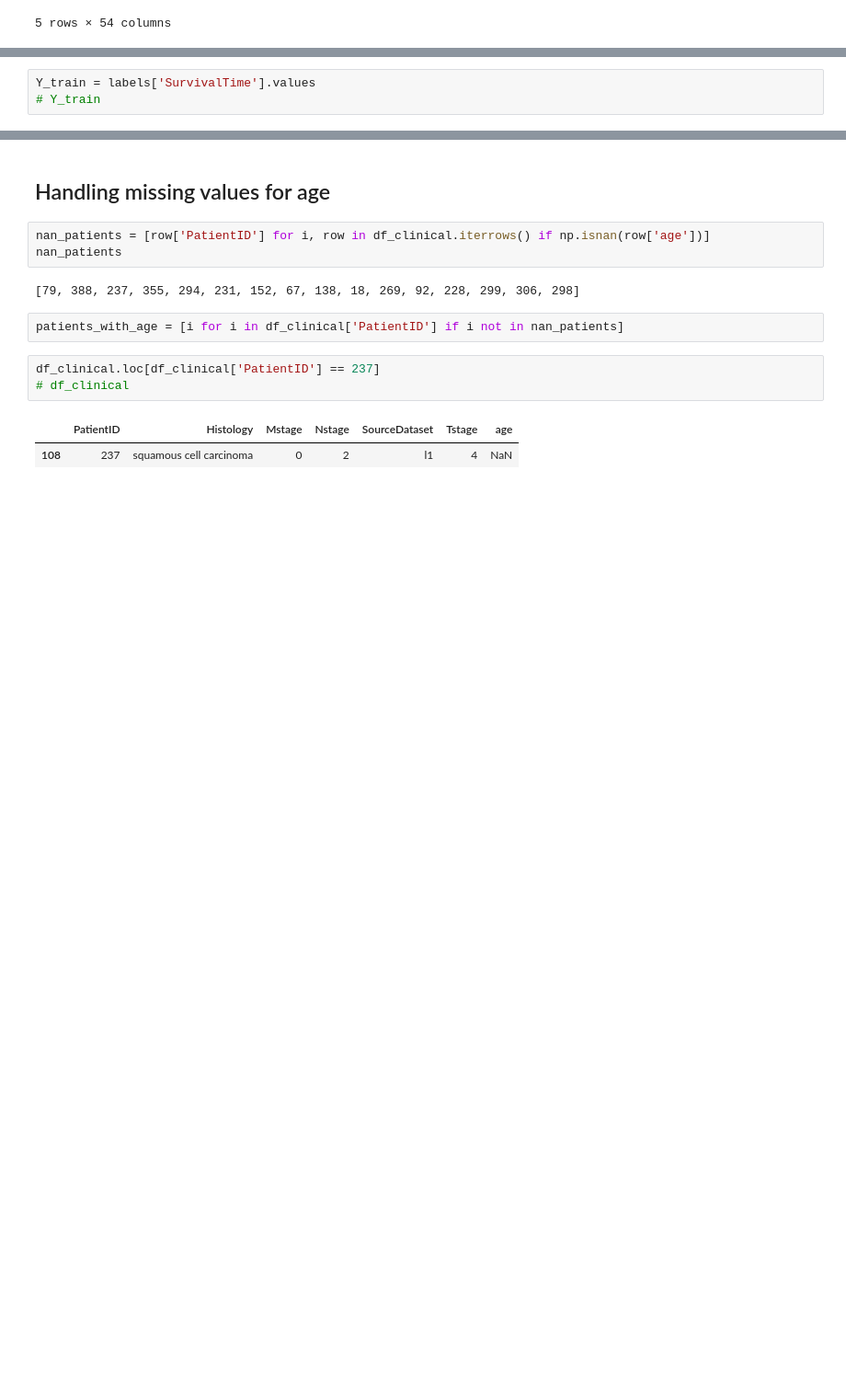
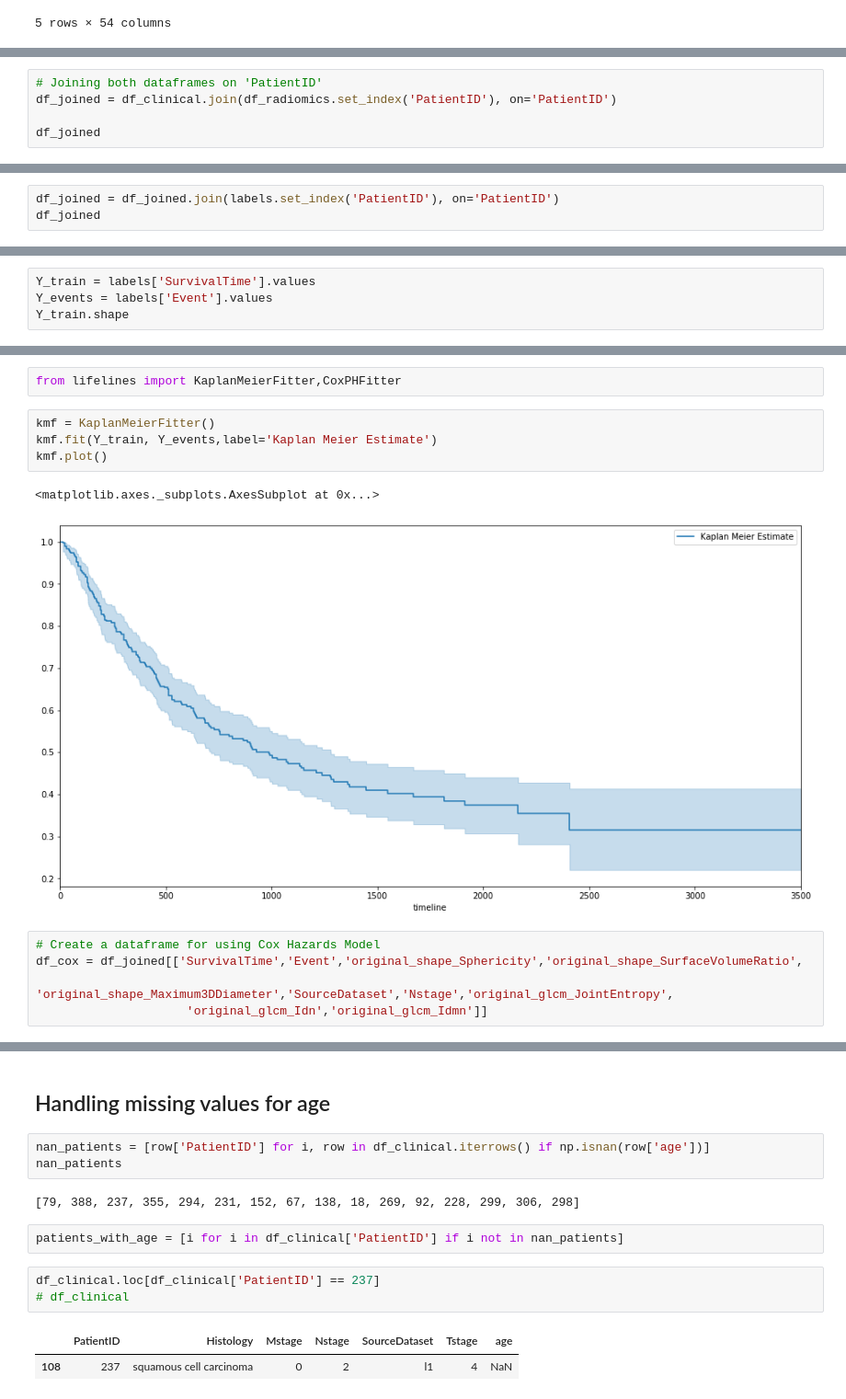
Before and after one commit to blaze225/Owkin_data_challenge, a Jupyter notebook: data_exploration.ipynb, the cells around one changed output, grey strips where cells are left out. Shown at 92% size. Saved outputs shown, nothing was run; the diff lists cells and outputs as text; blank space fills up the shorter version.

Commit message:
Baseline model implementation using lifelines

```diff
--- a/data_exploration.ipynb
+++ b/data_exploration.ipynb
@@ -217,0 +231,5 @@ array([[2.42390038e-02, 2.08752545e-01, 1.00682670e+02, ...,
+# %%
+# Joining both dataframes on 'PatientID'
+df_joined = df_clinical.join(df_radiomics.set_index('PatientID'), on='PatientID')
+
+df_joined
@@ -228,3 +281,6 @@ SurvivalTime    300 non-null int64
 Event           300 non-null int64
 dtypes: int64(3)
 memory usage: 9.4 KB
+# %%
+df_joined = df_joined.join(labels.set_index('PatientID'), on='PatientID')
+df_joined
@@ -231,3 +301,4 @@ memory usage: 9.4 KB
 # %%
 Y_train = labels['SurvivalTime'].values
-# Y_train
+Y_events = labels['Event'].values
+Y_train.shape
@@ -259,0 +366,14 @@ print(regressor.score(X_test, y_test))
+# %%
+from lifelines import KaplanMeierFitter,CoxPHFitter
+# %%
+kmf = KaplanMeierFitter()
+kmf.fit(Y_train, Y_events,label='Kaplan Meier Estimate')
+kmf.plot()
+# %% [output]
+<matplotlib.axes._subplots.AxesSubplot at 0x...>
+[figure, added]
+# %%
+# Create a dataframe for using Cox Hazards Model
+df_cox = df_joined[['SurvivalTime','Event','original_shape_Sphericity','original_shape_SurfaceVolumeRatio',
+                    'original_shape_Maximum3DDiameter','SourceDataset','Nstage','original_glcm_JointEntropy',
+                     'original_glcm_Idn','original_glcm_Idmn']]
```
Also changed, not shown: parts of 20 cells of this notebook.
